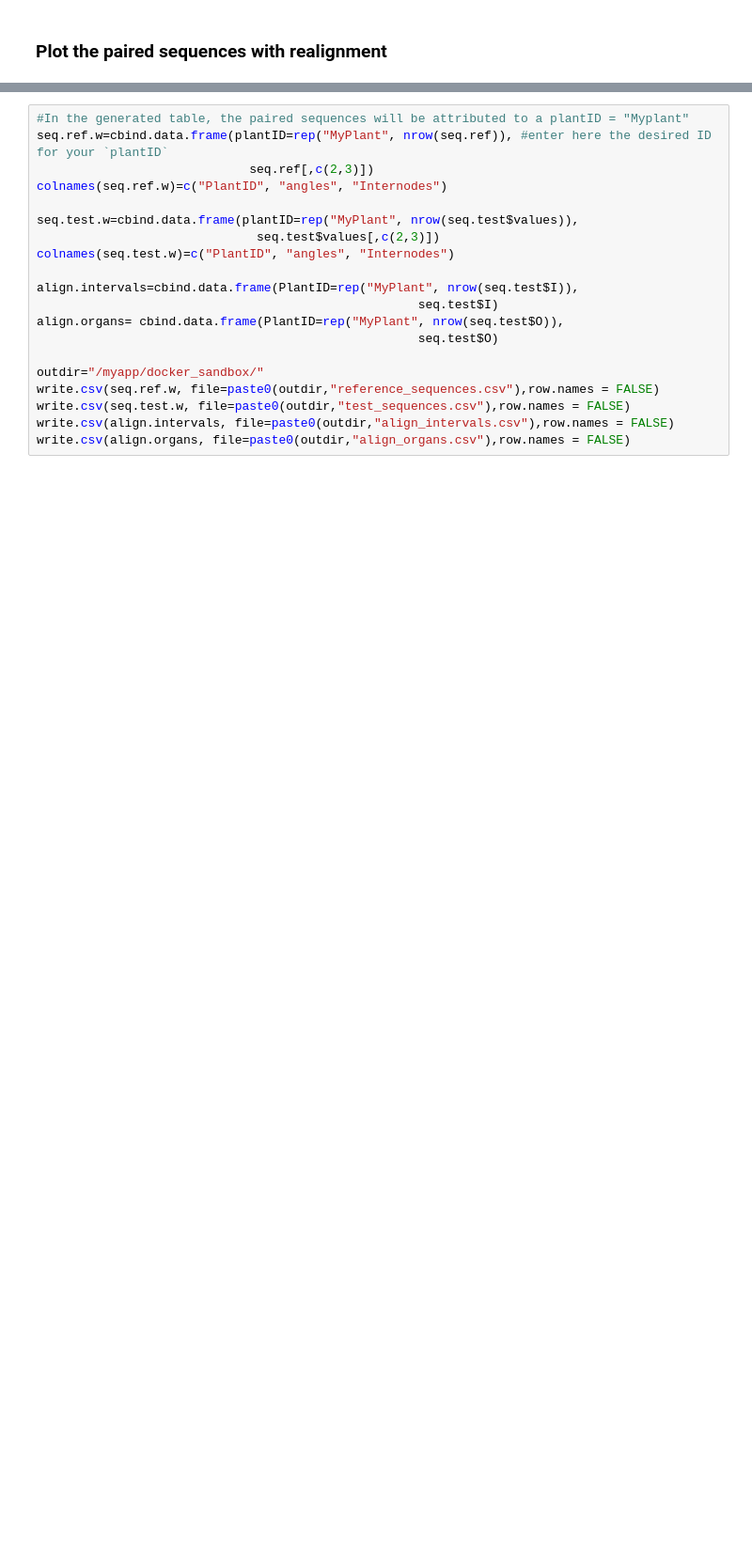
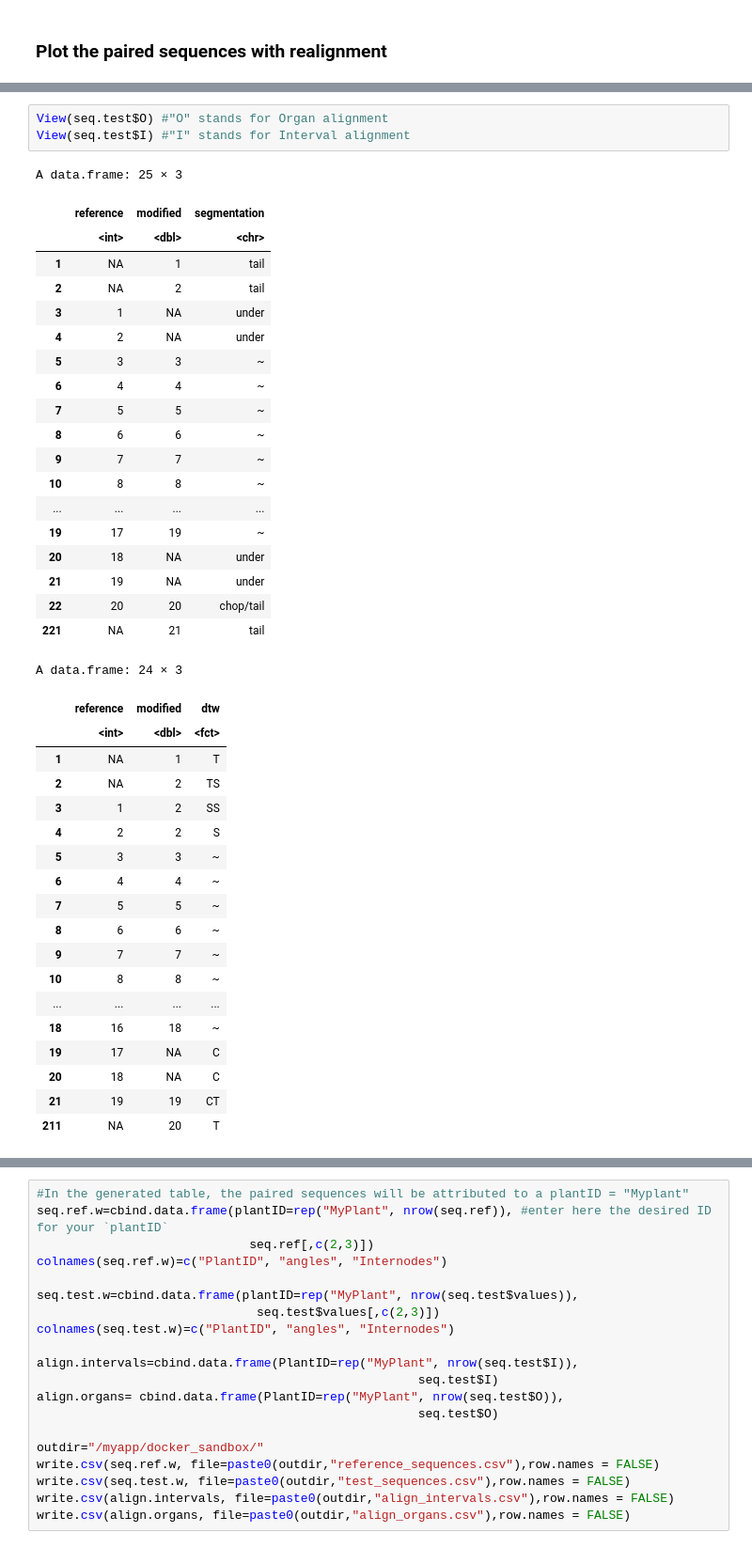
Before and after one commit to fabfabBesnard/Phyllotaxis-sim-eval, a Jupyter notebook: notebooks/docker_run/Step1_Simulate_Sequences.ipynb, the cells around one changed output, grey strips where cells are left out. Shown: that part at 94% size. Saved outputs shown, nothing was run; the diff lists cells and outputs as text; blank space fills up the shorter version.

```diff
--- a/notebooks/docker_run/Step1_Simulate_Sequences.ipynb
+++ b/notebooks/docker_run/Step1_Simulate_Sequences.ipynb
@@ -207 +221,43 @@ Warning message:
+# %%
+View(seq.test$O) #"O" stands for Organ alignment
+View(seq.test$I) #"I" stands for Interval alignment
+# %% [output]
+A data.frame: 25 × 3
+|  | reference | modified | segmentation |
+|  | <int> | <dbl> | <chr> |
+| 1 | NA | 1 | tail |
+| 2 | NA | 2 | tail |
+| 3 | 1 | NA | under |
+| 4 | 2 | NA | under |
+| 5 | 3 | 3 | ~ |
+| 6 | 4 | 4 | ~ |
+| 7 | 5 | 5 | ~ |
+| 8 | 6 | 6 | ~ |
+| 9 | 7 | 7 | ~ |
+| 10 | 8 | 8 | ~ |
+| ... | ... | ... | ... |
+| 19 | 17 | 19 | ~ |
+| 20 | 18 | NA | under |
+| 21 | 19 | NA | under |
+| 22 | 20 | 20 | chop/tail |
+| 221 | NA | 21 | tail |
+A data.frame: 24 × 3
+|  | reference | modified | dtw |
+|  | <int> | <dbl> | <fct> |
+| 1 | NA | 1 | T |
+| 2 | NA | 2 | TS |
+| 3 | 1 | 2 | SS |
+| 4 | 2 | 2 | S |
+| 5 | 3 | 3 | ~ |
+| 6 | 4 | 4 | ~ |
+| 7 | 5 | 5 | ~ |
+| 8 | 6 | 6 | ~ |
+| 9 | 7 | 7 | ~ |
+| 10 | 8 | 8 | ~ |
+| ... | ... | ... | ... |
+| 18 | 16 | 18 | ~ |
+| 19 | 17 | NA | C |
+| 20 | 18 | NA | C |
+| 21 | 19 | 19 | CT |
+| 211 | NA | 20 | T |
 # %% [markdown]
```
Also changed, not shown: parts of 13 cells of this notebook, 5 other files.
